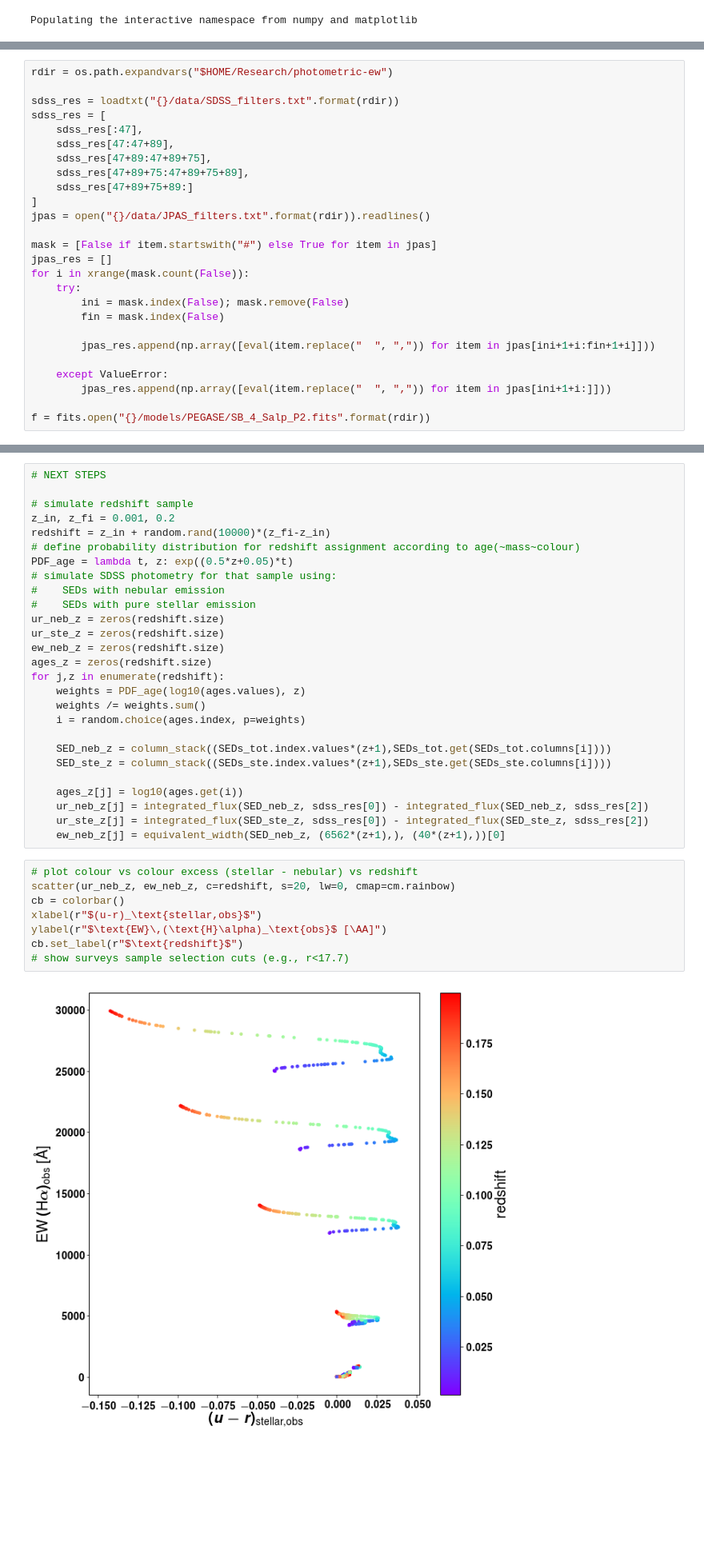
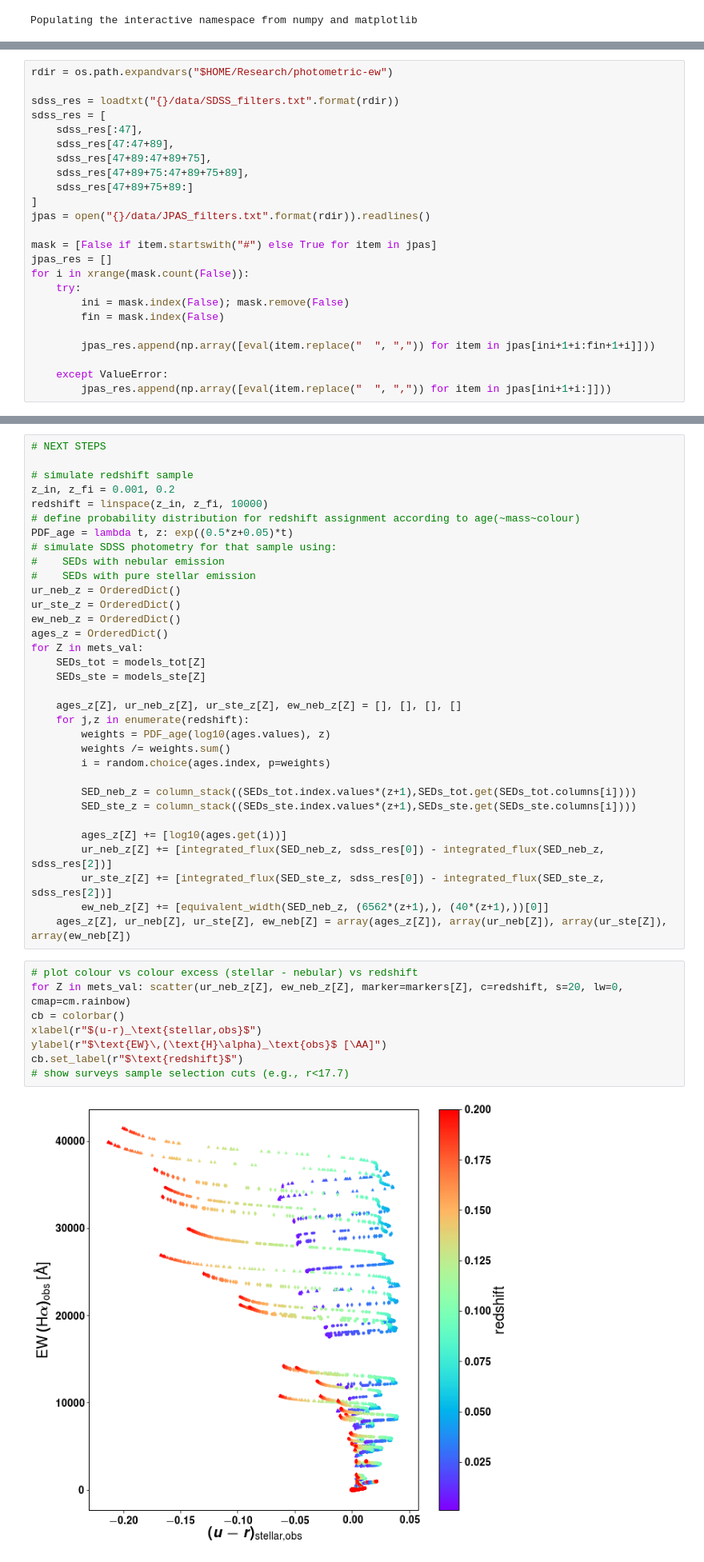
Before and after one commit to ajmejia/photo-ew, a Jupyter notebook: notebooks/proof-of-concept.ipynb, the cells around one changed output, grey strips where cells are left out. Shown: that part at 80% size. Cells and saved outputs as stored; diff of their text form; blank space fills up the shorter version.

```diff
--- a/notebooks/proof-of-concept.ipynb
+++ b/notebooks/proof-of-concept.ipynb
@@ -86,5 +86,3 @@ for i in xrange(mask.count(False)):
 
     except ValueError:
         jpas_res.append(np.array([eval(item.replace("  ", ",")) for item in jpas[ini+1+i:]]))
-
-f = fits.open("{}/models/PEGASE/SB_4_Salp_P2.fits".format(rdir))
@@ -149,35 +193,41 @@ cb.set_label(r"$\log{t_\star/\text{yr}}$")
 
 # simulate redshift sample
 z_in, z_fi = 0.001, 0.2
-redshift = z_in + random.rand(10000)*(z_fi-z_in)
+redshift = linspace(z_in, z_fi, 10000)
 # define probability distribution for redshift assignment according to age(~mass~colour)
 PDF_age = lambda t, z: exp((0.5*z+0.05)*t)
 # simulate SDSS photometry for that sample using:
 #    SEDs with nebular emission
 #    SEDs with pure stellar emission
-ur_neb_z = zeros(redshift.size)
-ur_ste_z = zeros(redshift.size)
-ew_neb_z = zeros(redshift.size)
-ages_z = zeros(redshift.size)
-for j,z in enumerate(redshift):
-    weights = PDF_age(log10(ages.values), z)
-    weights /= weights.sum()
-    i = random.choice(ages.index, p=weights)
+ur_neb_z = OrderedDict()
+ur_ste_z = OrderedDict()
+ew_neb_z = OrderedDict()
+ages_z = OrderedDict()
+for Z in mets_val:
+    SEDs_tot = models_tot[Z]
+    SEDs_ste = models_ste[Z]
 
-    SED_neb_z = column_stack((SEDs_tot.index.values*(z+1),SEDs_tot.get(SEDs_tot.columns[i])))
-    SED_ste_z = column_stack((SEDs_ste.index.values*(z+1),SEDs_ste.get(SEDs_ste.columns[i])))
+    ages_z[Z], ur_neb_z[Z], ur_ste_z[Z], ew_neb_z[Z] = [], [], [], []
+    for j,z in enumerate(redshift):
+        weights = PDF_age(log10(ages.values), z)
+        weights /= weights.sum()
+        i = random.choice(ages.index, p=weights)
 
-    ages_z[j] = log10(ages.get(i))
-    ur_neb_z[j] = integrated_flux(SED_neb_z, sdss_res[0]) - integrated_flux(SED_neb_z, sdss_res[2])
-    ur_ste_z[j] = integrated_flux(SED_ste_z, sdss_res[0]) - integrated_flux(SED_ste_z, sdss_res[2])
-    ew_neb_z[j] = equivalent_width(SED_neb_z, (6562*(z+1),), (40*(z+1),))[0]
+        SED_neb_z = column_stack((SEDs_tot.index.values*(z+1),SEDs_tot.get(SEDs_tot.columns[i])))
+        SED_ste_z = column_stack((SEDs_ste.index.values*(z+1),SEDs_ste.get(SEDs_ste.columns[i])))
+
+        ages_z[Z] += [log10(ages.get(i))]
+        ur_neb_z[Z] += [integrated_flux(SED_neb_z, sdss_res[0]) - integrated_flux(SED_neb_z, sdss_res[2])]
+        ur_ste_z[Z] += [integrated_flux(SED_ste_z, sdss_res[0]) - integrated_flux(SED_ste_z, sdss_res[2])]
+        ew_neb_z[Z] += [equivalent_width(SED_neb_z, (6562*(z+1),), (40*(z+1),))[0]]
+    ages_z[Z], ur_neb[Z], ur_ste[Z], ew_neb[Z] = array(ages_z[Z]), array(ur_neb[Z]), array(ur_ste[Z]), array(ew_neb[Z])
 # %%
 # plot colour vs colour excess (stellar - nebular) vs redshift
-scatter(ur_neb_z, ew_neb_z, c=redshift, s=20, lw=0, cmap=cm.rainbow)
+for Z in mets_val: scatter(ur_neb_z[Z], ew_neb_z[Z], marker=markers[Z], c=redshift, s=20, lw=0, cmap=cm.rainbow)
 cb = colorbar()
 xlabel(r"$(u-r)_\text{stellar,obs}$")
 ylabel(r"$\text{EW}\,(\text{H}\alpha)_\text{obs}$ [\AA]")
 cb.set_label(r"$\text{redshift}$")
 # show surveys sample selection cuts (e.g., r<17.7)
 # %% [output]
-[figure, old version]
+[figure, new version]
```
Also changed, not shown: parts of 6 cells of this notebook.
